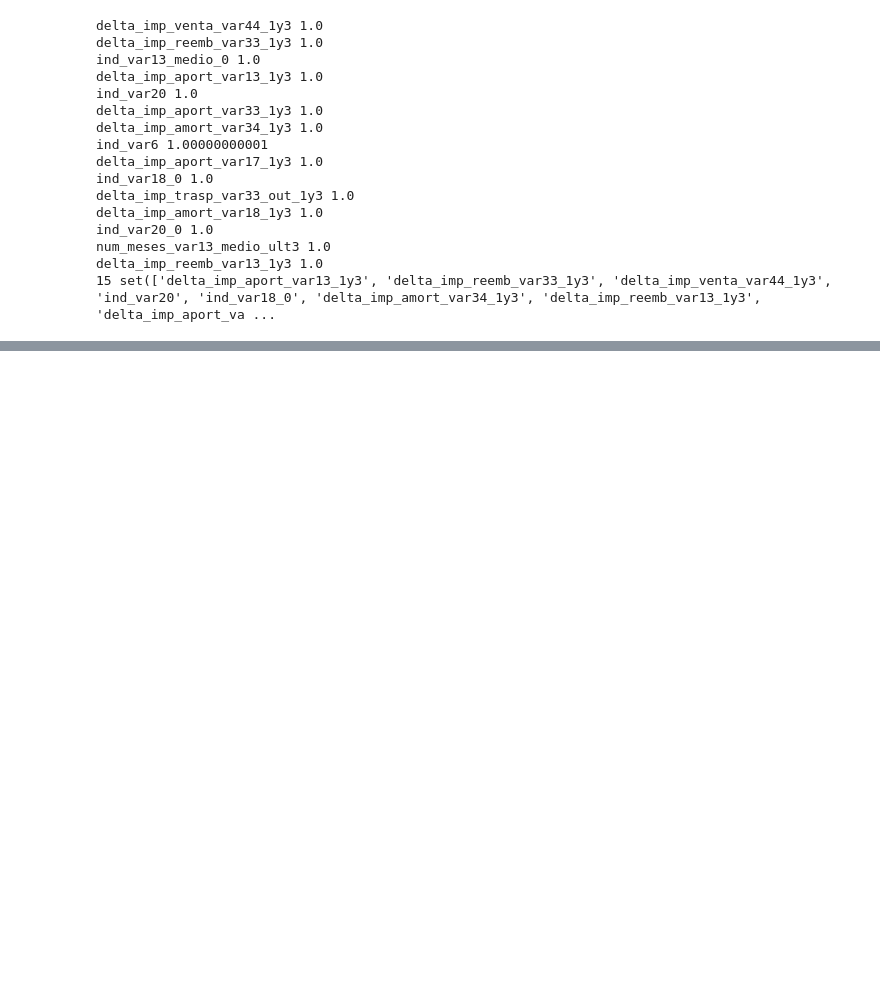
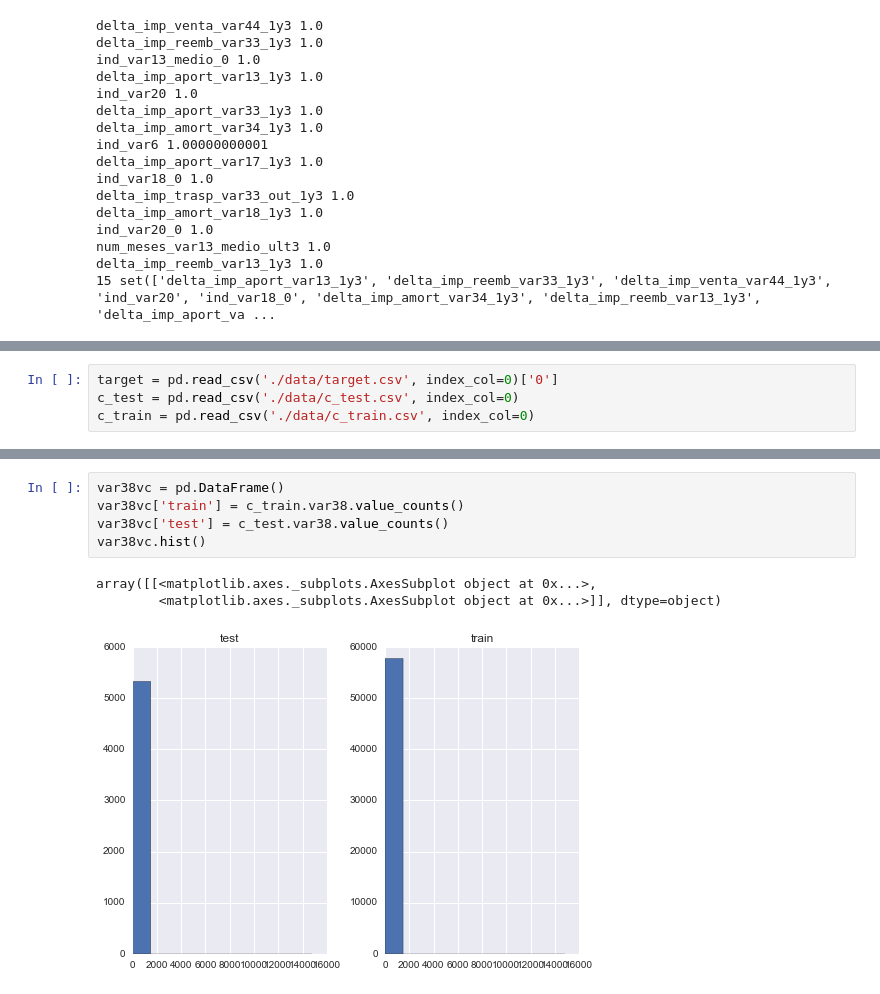
Before and after one commit to Sandy4321/santander_kaggle, a Jupyter notebook: data_cleaning.ipynb, the cells around one changed output, grey strips where cells are left out. Cells and saved outputs as stored; diff of their text form; blank space fills up the shorter version.

```diff
--- a/data_cleaning.ipynb
+++ b/data_cleaning.ipynb
@@ -160,0 +163,4 @@ r_test.drop(to_drop, axis=1).to_csv('./data/c_test.csv')
+# %%
+target = pd.read_csv('./data/target.csv', index_col=0)['0']
+c_test = pd.read_csv('./data/c_test.csv', index_col=0)
+c_train = pd.read_csv('./data/c_train.csv', index_col=0)
@@ -160,0 +291,9 @@ r_test.drop(to_drop, axis=1).to_csv('./data/c_test.csv')
+# %%
+var38vc = pd.DataFrame()
+var38vc['train'] = c_train.var38.value_counts()
+var38vc['test'] = c_test.var38.value_counts()
+var38vc.hist()
+# %% [output]
+array([[<matplotlib.axes._subplots.AxesSubplot object at 0x...>,
+        <matplotlib.axes._subplots.AxesSubplot object at 0x...>]], dtype=object)
+[figure, added]
```
Also changed, not shown: parts of 23 cells of this notebook.
